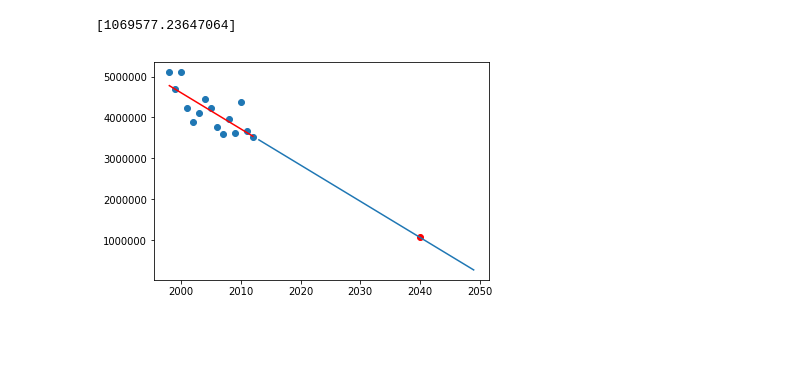
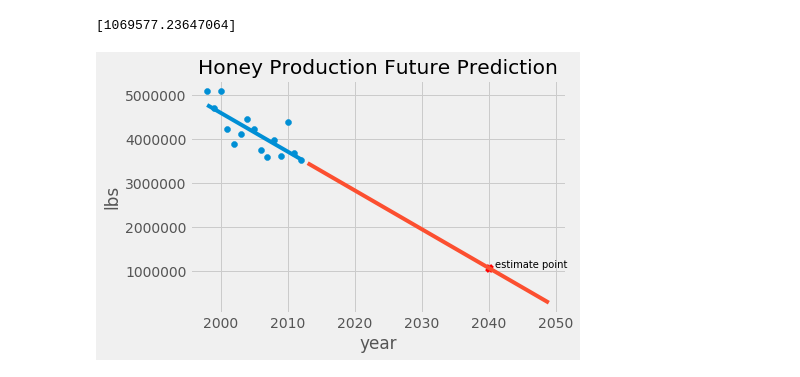
Before and after one commit to implse/Machine_Learning, a Jupyter notebook: Honey Production/Honey Production - Linear Regression.ipynb, the cells around one changed output. Saved outputs shown, nothing was run; the diff lists cells and outputs as text; code cells hidden in the pictures; blank space fills up the shorter version.

```diff
--- a/Honey Production/Honey Production - Linear Regression.ipynb
+++ b/Honey Production/Honey Production - Linear Regression.ipynb
@@ -90,5 +98,9 @@ Name: totalprod, dtype: float64
 import matplotlib.pyplot as plt
 
 plt.scatter(X, y)
+plt.style.use('fivethirtyeight')
+plt.title("Honey Production")
+plt.ylabel("lbs")
+plt.xlabel("year")
 plt.show()
 # %% [output]
@@ -123,6 +135,10 @@ print(y_predict)
 ### Plot Linear Regression
 # %%
 plt.scatter(X, y)
-plt.plot(X, y_predict, c="r")
+plt.plot(X, y_predict)
+plt.style.use('fivethirtyeight')
+plt.title("Honey Production Regression")
+plt.ylabel("lbs")
+plt.xlabel("year")
 plt.show()
 # %% [output]
@@ -141,7 +157,11 @@ future_predict = regr.predict(X_future)
 ### Plot Future Prediction
 # %%
 plt.scatter(X, y)
-plt.plot(X, y_predict, c="r")
+plt.plot(X, y_predict)
 plt.plot(X_future, future_predict)
+plt.style.use('fivethirtyeight')
+plt.title("Honey Production Future Prediction")
+plt.ylabel("lbs")
+plt.xlabel("year")
 plt.show()
 # %% [output]
@@ -155,9 +175,15 @@ print(estimate_prod)
 [1069577.23647064]
 # %%
 plt.scatter(X, y)
-plt.plot(X, y_predict, c="r")
+plt.plot(X, y_predict)
 plt.plot(X_future, future_predict)
-plt.scatter(2040, estimate_prod, c='r')
+plt.scatter(2040, estimate_prod, marker='x', c='r')
+plt.text(2040+1, estimate_prod+1, "estimate point", fontsize=10)
+plt.style.use('fivethirtyeight')
+
+plt.title("Honey Production Future Prediction")
+plt.ylabel("lbs")
+plt.xlabel("year")
 plt.show()
 # %% [output]
-[figure, old version]
+[figure, new version]
```
Also changed, not shown: parts of 7 cells of this notebook.
